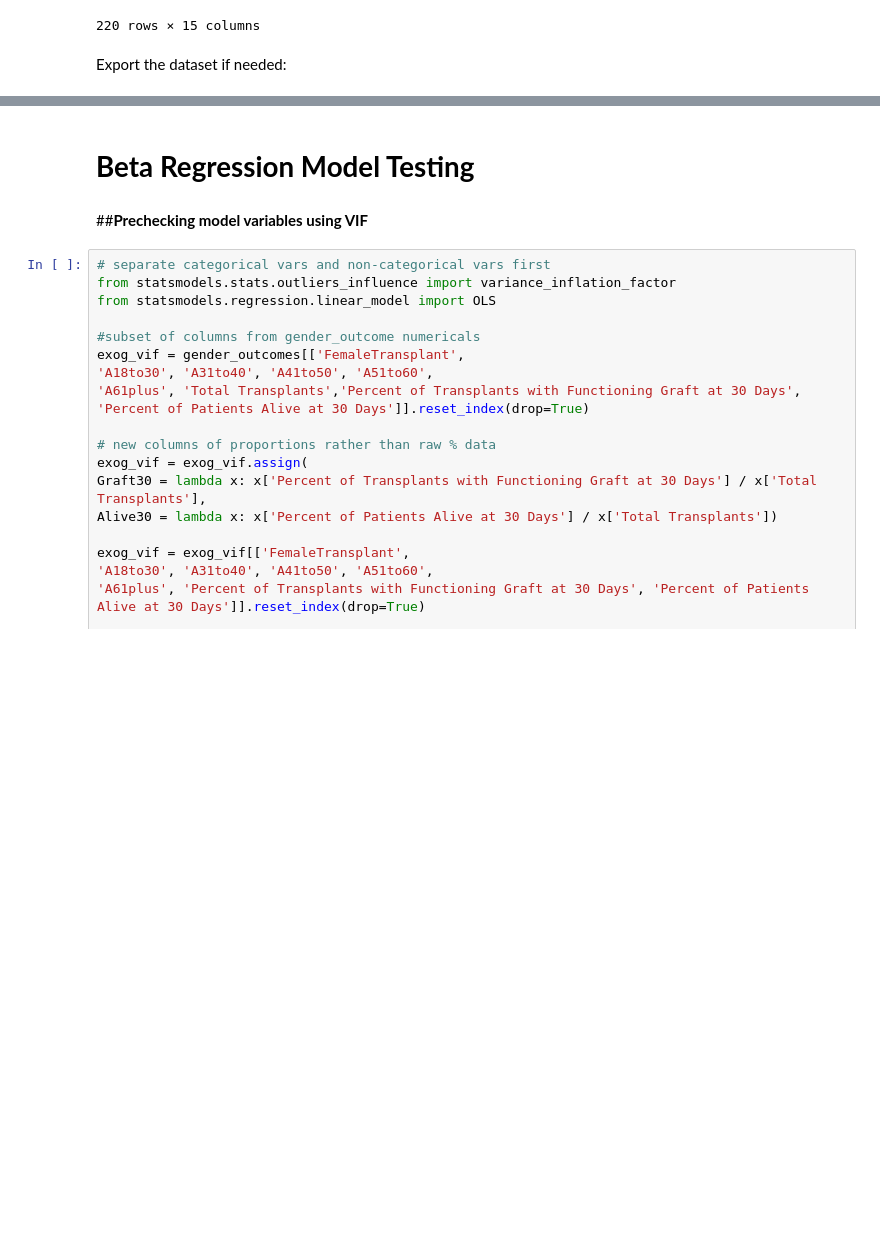
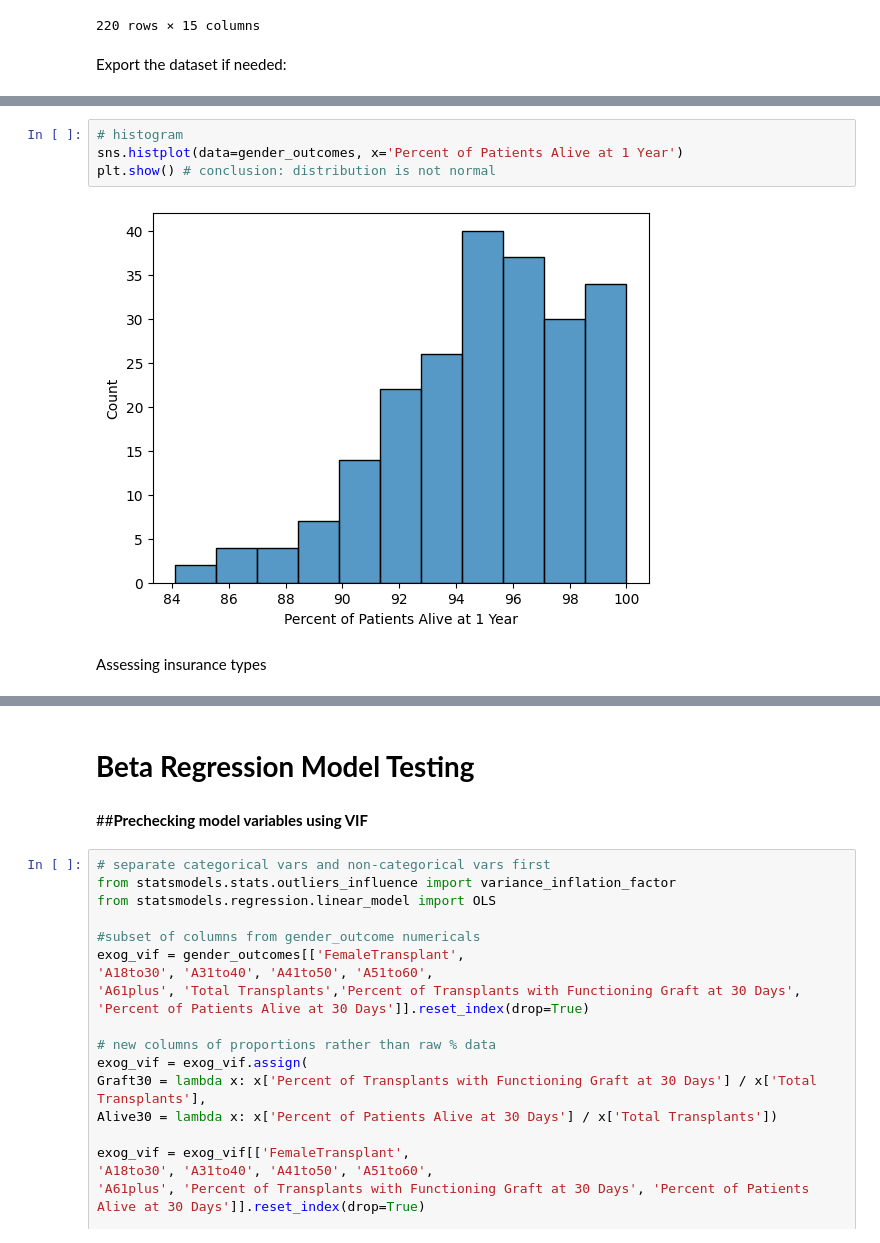
Before and after one commit to clbony/BDSCapstoneGrp12, a Jupyter notebook: Capstone_Group_12_v2.ipynb, the cells around one changed output, grey strips where cells are left out. Drawn from its saved outputs; the diff is of its cells as text; blank space fills up the shorter version.

```diff
--- a/Capstone_Group_12_v2.ipynb
+++ b/Capstone_Group_12_v2.ipynb
@@ -620,0 +660,8 @@ files.download('gender_outcomes_new2.csv')
+# %%
+# histogram
+sns.histplot(data=gender_outcomes, x='Percent of Patients Alive at 1 Year')
+plt.show() # conclusion: distribution is not normal
+# %% [output]
+[figure, added]
+# %% [markdown]
+Assessing insurance types
```
Also changed, not shown: parts of 34 cells of this notebook.
